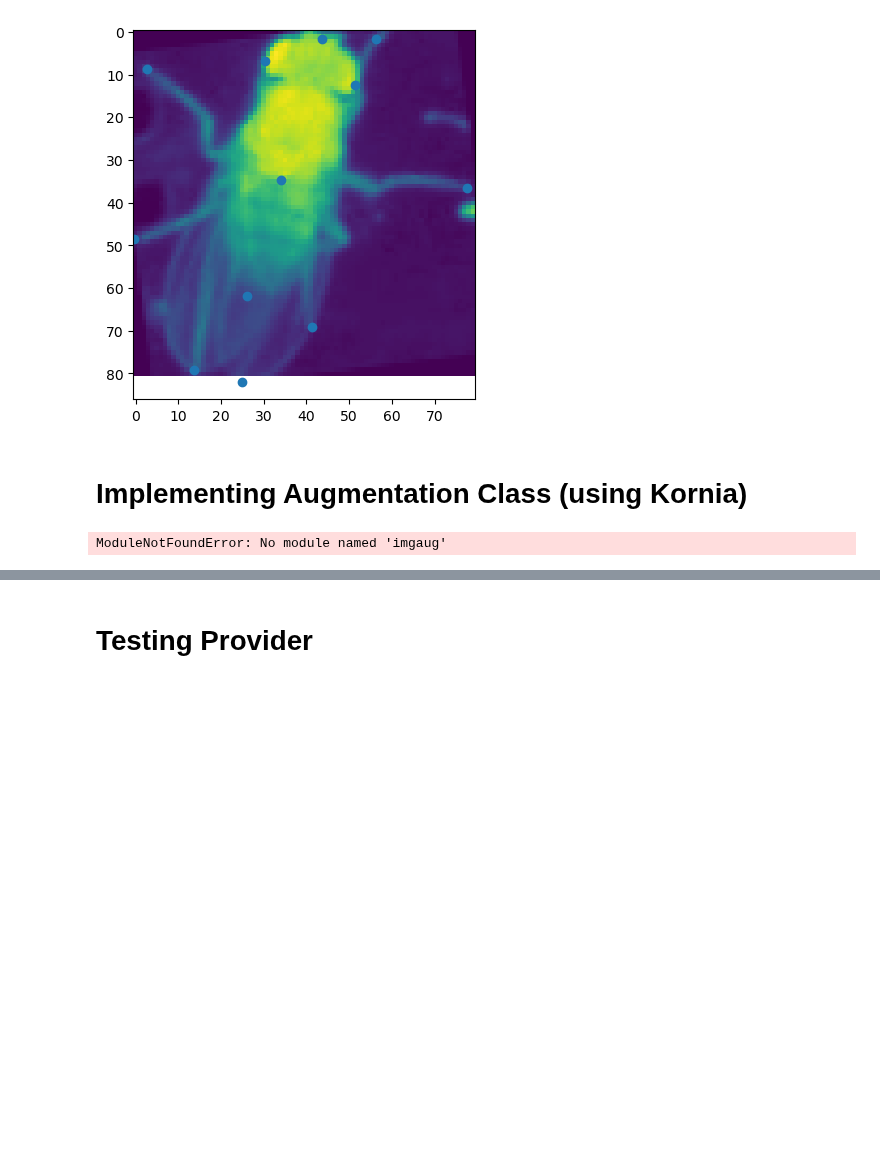
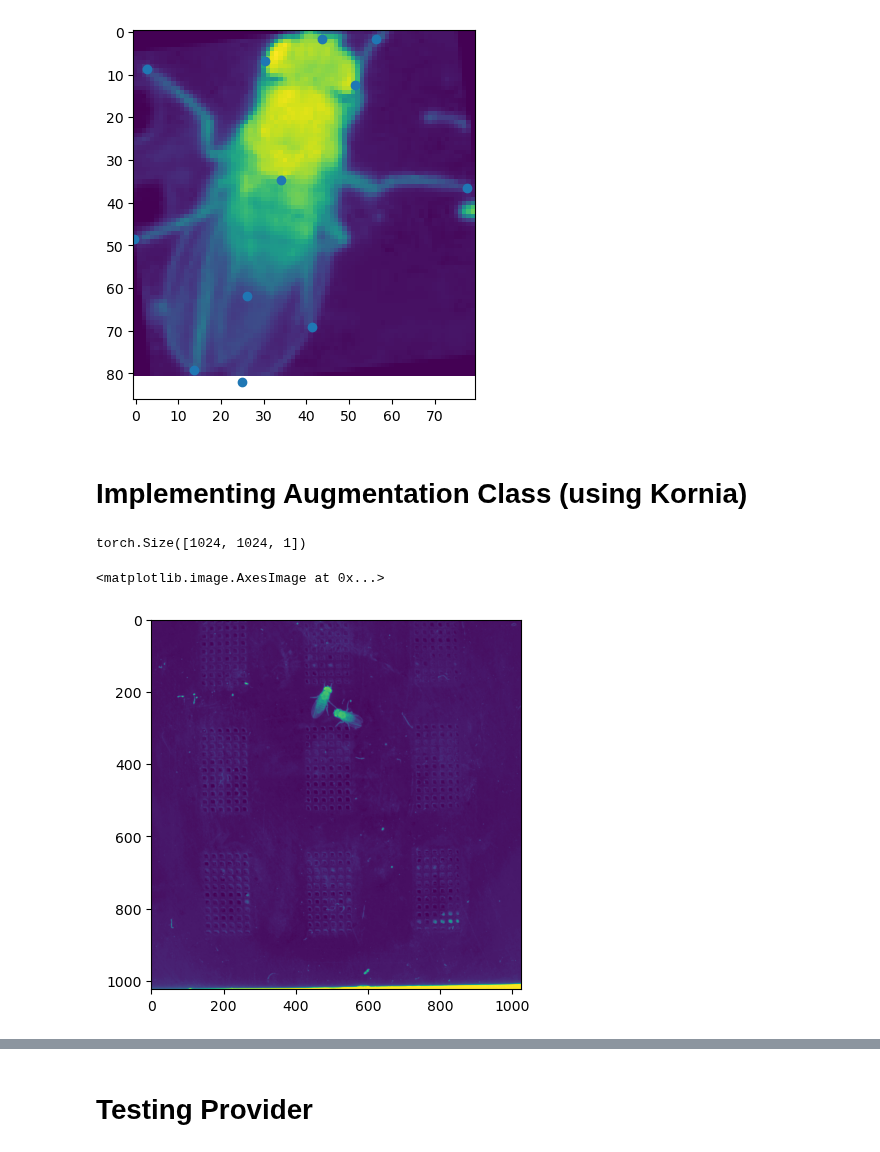
Before and after one commit to talmolab/sleap-nn, a Jupyter notebook: sleap_nn/data/tmp.ipynb, the cells around one changed output, grey strips where cells are left out. Cells and saved outputs as stored; diff of their text form; code cells hidden in the pictures; blank space fills up the shorter version.

```diff
--- a/sleap_nn/data/tmp.ipynb
+++ b/sleap_nn/data/tmp.ipynb
@@ -464,9 +464,3 @@ class KorniaAugmenter:
 
     def transform_dataset(self, input_ds: dp.map.MapDataPipe) -> dp.map.MapDataPipe:
         pass
-# %%
-import imgaug.augmenters as iaa
-
-aug = iaa.Add((-40, 40))
-# %% [output]
-ModuleNotFoundError: No module named 'imgaug'
@@ -472,0 +502,15 @@ ModuleNotFoundError: No module named 'imgaug'
+# %%
+from providers import LabelsReader
+
+provider = LabelsReader.from_filename("./labels.slp")
+x = next(iter(provider))[1]
+x.shape
+# %% [output]
+torch.Size([1024, 1024, 1])
+# %%
+from matplotlib import pyplot as plt
+
+plt.imshow(x)
+# %% [output]
+<matplotlib.image.AxesImage at 0x...>
+[figure, added]
```
Also changed, not shown: parts of 16 cells of this notebook, 1 other file.
